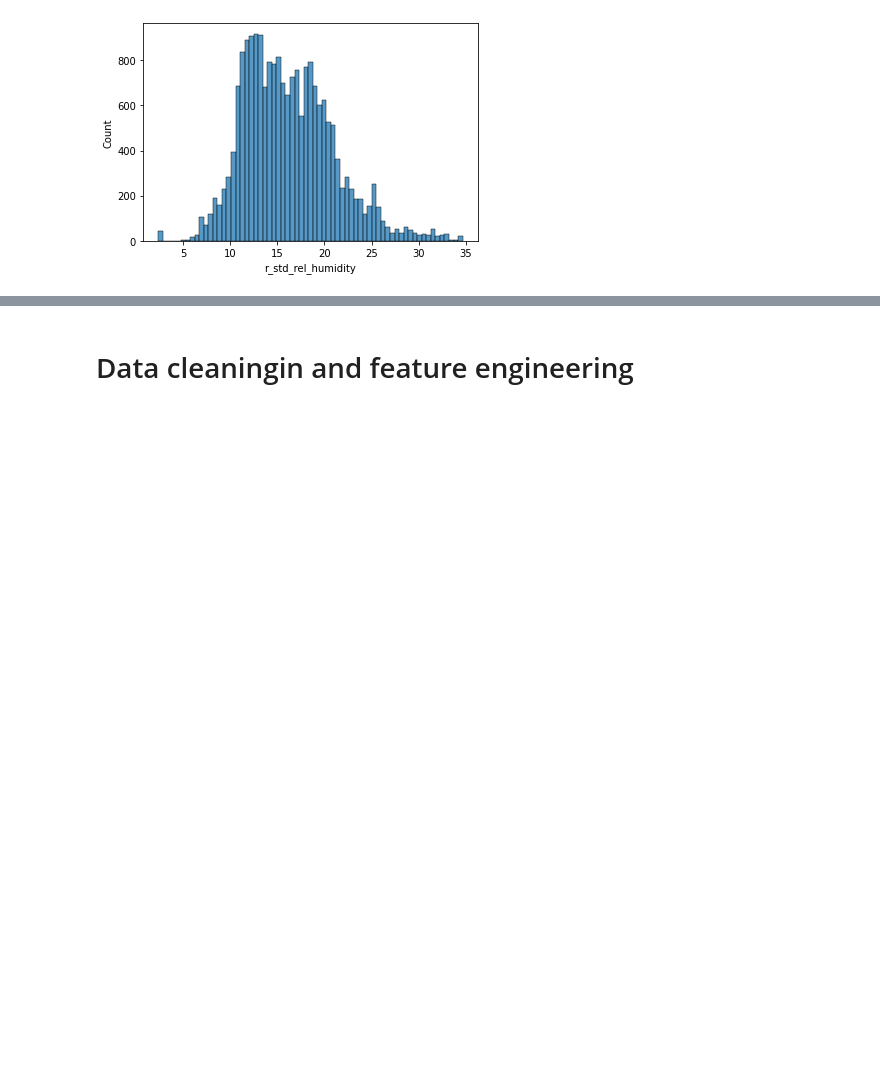
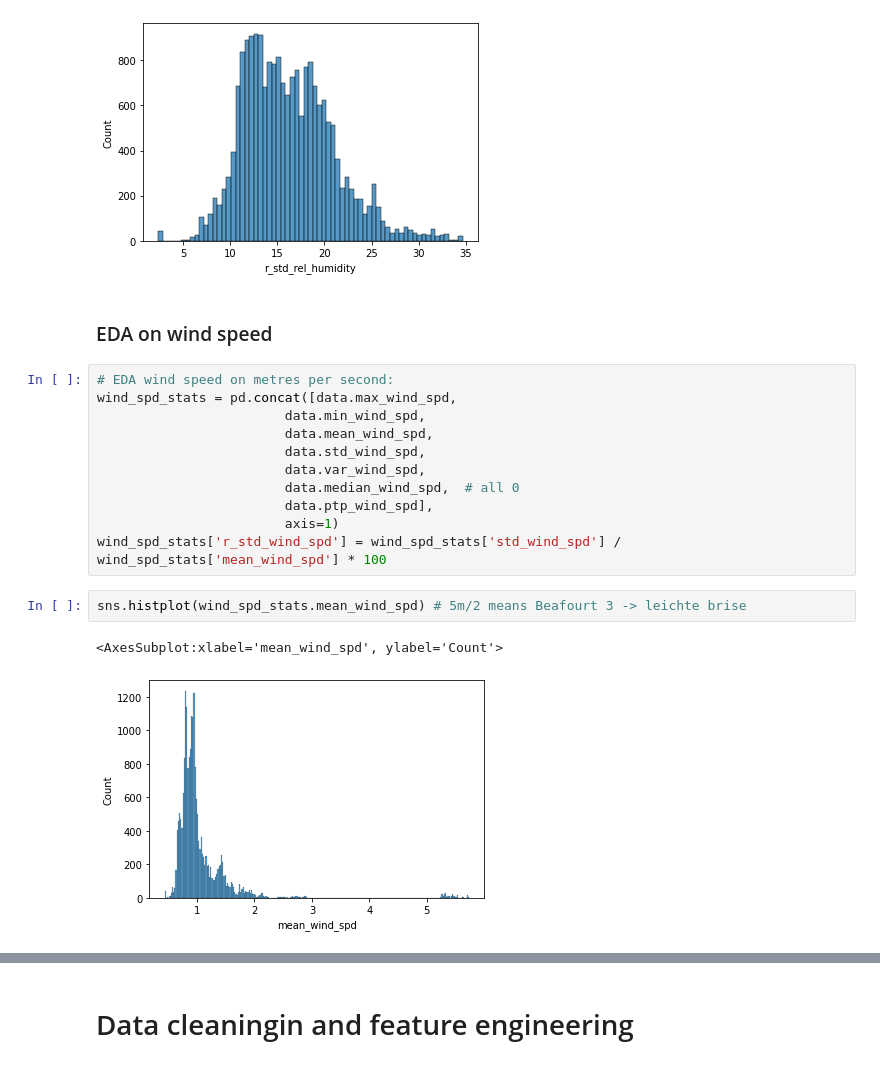
Before and after one commit to sm4rtm4art/airquality, a Jupyter notebook: EDA-and-modeling.ipynb, the cells around one changed output, grey strips where cells are left out. Cells and saved outputs as stored; diff of their text form; blank space fills up the shorter version.

```diff
--- a/EDA-and-modeling.ipynb
+++ b/EDA-and-modeling.ipynb
@@ -126,3 +174,21 @@ sns.histplot(rel_hum_stats.r_std_rel_humidity)
 # %% [output]
 <AxesSubplot:xlabel='r_std_rel_humidity', ylabel='Count'>
 [figure]
+# %% [markdown]
+### EDA on wind speed
+# %%
+# EDA wind speed on metres per second:
+wind_spd_stats = pd.concat([data.max_wind_spd,
+                        data.min_wind_spd,
+                        data.mean_wind_spd,
+                        data.std_wind_spd,
+                        data.var_wind_spd,
+                        data.median_wind_spd,  # all 0
+                        data.ptp_wind_spd],
+                        axis=1)
+wind_spd_stats['r_std_wind_spd'] = wind_spd_stats['std_wind_spd'] / wind_spd_stats['mean_wind_spd'] * 100
+# %%
+sns.histplot(wind_spd_stats.mean_wind_spd) # 5m/2 means Beafourt 3 -> leichte brise
+# %% [output]
+<AxesSubplot:xlabel='mean_wind_spd', ylabel='Count'>
+[figure, added]
```
Also changed, not shown: parts of 28 cells of this notebook.
